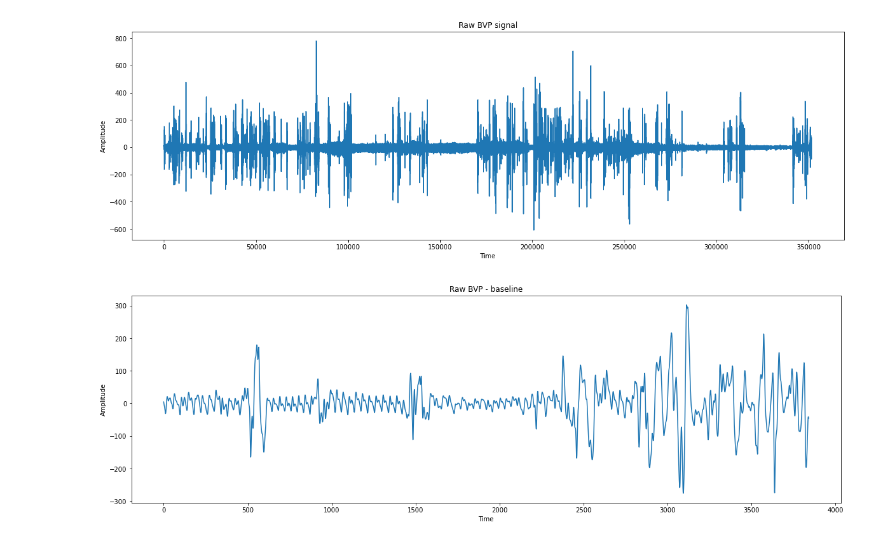
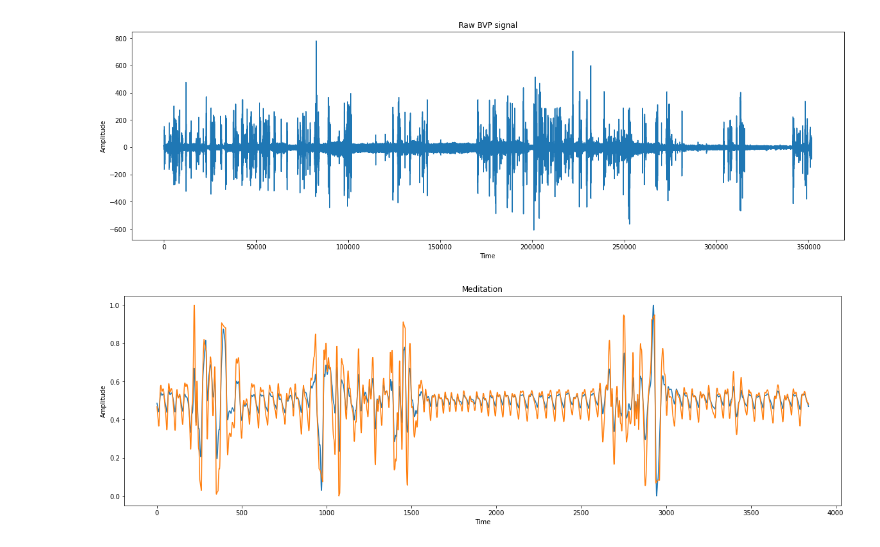
Before and after one commit to nvtu/IEA-AIE-Stress, a Jupyter notebook: analysis/hrv_analysis.ipynb, the cells around one changed output. Saved outputs shown, nothing was run; the diff lists cells and outputs as text; code cells hidden in the pictures.

```diff
--- a/analysis/hrv_analysis.ipynb
+++ b/analysis/hrv_analysis.ipynb
@@ -25,14 +31,16 @@ user_metadata = wesad_wrist_metadata[USER_ID]
 plot_signal(raw_signal, title = 'Raw BVP signal')
 # %% [output]
 [figure]
+# %%
+bvp_processor = BVP_Signal_Processor()
 # %%
-for i, label in enumerate(user_metadata['labels']):
-    starting_index = user_metadata['bvp']['starting_indices'][i]
-    ending_index = user_metadata['bvp']['ending_indices'][i]
-    trim_indices = (starting_index, ending_index)
-    trimmed_signal = get_trimmed_signal(raw_signal, trim_indices, lag = 60, sampling_rate = BVP_SAMPLING_RATE)
-    title = f'Raw BVP - {label}'
-    plot_signal(trimmed_signal[200:200 + BVP_SAMPLING_RATE * 60], title = title)
-    break
+starting_index = user_metadata['bvp']['starting_indices'][2]
+ending_index = user_metadata['bvp']['ending_indices'][2]
+trim_indices = (starting_index, ending_index)
+meditation_trimmed_signal = get_trimmed_signal(raw_signal, trim_indices, lag = 60, sampling_rate = BVP_SAMPLING_RATE)
+m_signal = meditation_trimmed_signal[200:200 + BVP_SAMPLING_RATE * 60]
+scaled_m_signal = bvp_processor.min_max_norm(m_signal)
+cleaned_m_signal = bvp_processor.clean_bvp(m_signal, BVP_SAMPLING_RATE)
+plot_two_signals([scaled_m_signal, cleaned_m_signal], title = 'Meditation')
 # %% [output]
-[figure, old version]
+[figure, new version]
```
Also changed, not shown: parts of 17 cells of this notebook, 28 other files.
